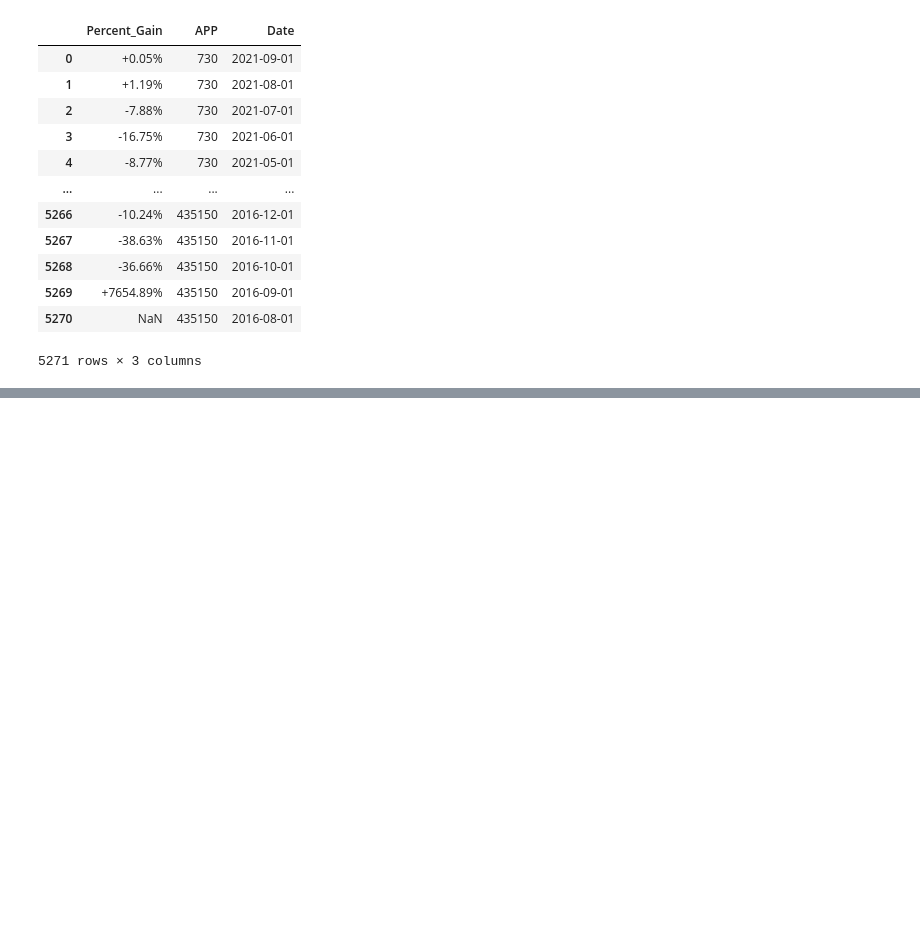
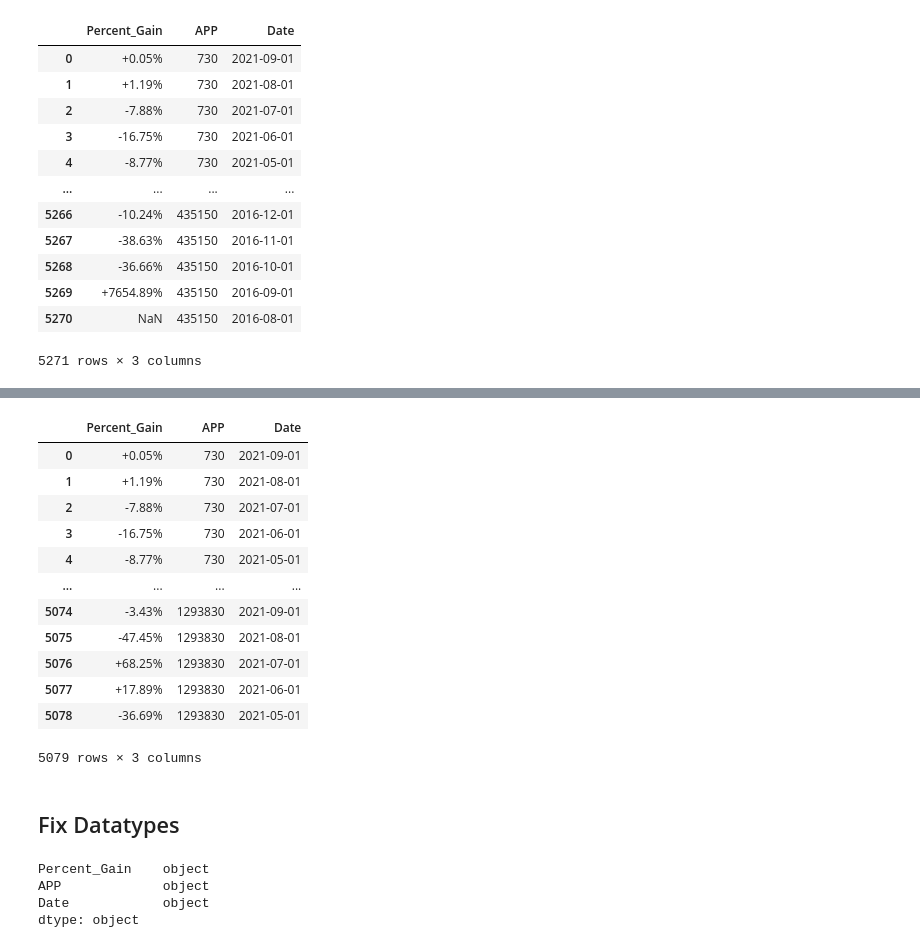
Before and after one commit to SofiaKauser/Steam-Project, a Jupyter notebook: Steam_player_data_varies_with_news_feed.ipynb, the cells around one changed output, grey strips where cells are left out. Drawn from its saved outputs; the diff is of its cells as text; code cells hidden in the pictures; blank space fills up the shorter version.

```diff
--- a/Steam_player_data_varies_with_news_feed.ipynb
+++ b/Steam_player_data_varies_with_news_feed.ipynb
@@ -180,0 +172,14 @@ CSGO
+# %%
+# Drop games with 1 or 2 rows; this is not enough data to extrapolate from,
+# as we will need to drop the first two months of a game's existence
+game_id = reduced_players.APP.value_counts()
+print(game_id)
+clean_ID_list = []
+
+for i in range(0,len(game_id)):
+    if game_id[i] > 2:
+        clean_ID_list.append(game_id.index[i])
+    else:
+        print(f"removing {games.loc[game_id.index[i]]}(app ID {game_id.index[i]}) due to having too few months of data")
+
+len(clean_ID_list)
@@ -181,2 +205,13 @@ CSGO
 # %%
-# drop bottom two rows, as the initial 2 months feature unusable data (NaN, followed by extreme outlier due to percentage calculation)
+# drop bottom two rows of each app, as the initial 2 months feature unusable data (NaN, followed by extreme outlier due to percentage calculation)
+temp_df =pd.DataFrame(columns = reduced_players.columns)
+
+for ID in clean_ID_list:
+    df = reduced_players[reduced_players.APP == ID]
+    df = df.reset_index(drop=True)
+    print(df)
+    df = df.drop(len(df)-1)
+    df = df.drop(len(df)-1)
+    print(df)
+    temp_df = pd.concat([temp_df, df], ignore_index=True)
+reduced_players = temp_df
@@ -182,0 +236,38 @@ CSGO
+# %%
+# reprint the cleaned up reduced_players
+reduced_players
+
+# nb: perhaps the above cleaning process could have been done in one step by simply catching and handling errors?
+# %% [output]
+|  | Percent_Gain | APP | Date |
+| 0 | +0.05% | 730 | 2021-09-01 |
+| 1 | +1.19% | 730 | 2021-08-01 |
+| 2 | -7.88% | 730 | 2021-07-01 |
+| 3 | -16.75% | 730 | 2021-06-01 |
+| 4 | -8.77% | 730 | 2021-05-01 |
+| ... | ... | ... | ... |
+| 5074 | -3.43% | 1293830 | 2021-09-01 |
+| 5075 | -47.45% | 1293830 | 2021-08-01 |
+| 5076 | +68.25% | 1293830 | 2021-07-01 |
+| 5077 | +17.89% | 1293830 | 2021-06-01 |
+| 5078 | -36.69% | 1293830 | 2021-05-01 |
+5079 rows × 3 columns
+# %% [markdown]
+## Fix Datatypes
+# %%
+# strip off the percent symbol and convert it into a float
+percentages = reduced_players["Percent_Gain"]
+for i in range(0, len(reduced_players)):
+    try:
+        reduced_players.loc[i, "Percent_Gain"] = float(reduced_players.loc[i, "Percent_Gain"].replace("%",""))
+    except AttributeError as e:
+        app = reduced_players.loc[i, "APP"]
+        print(f"error on app id {app}")
+        print(e)
+
+print(reduced_players.dtypes)
+# %% [output]
+Percent_Gain    object
+APP             object
+Date            object
+dtype: object
```
Also changed, not shown: parts of 26 cells of this notebook.
